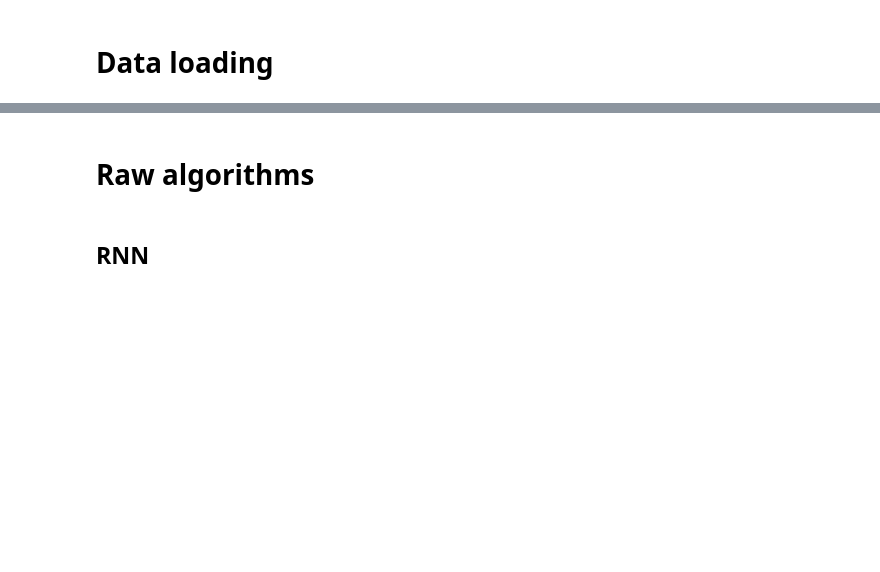
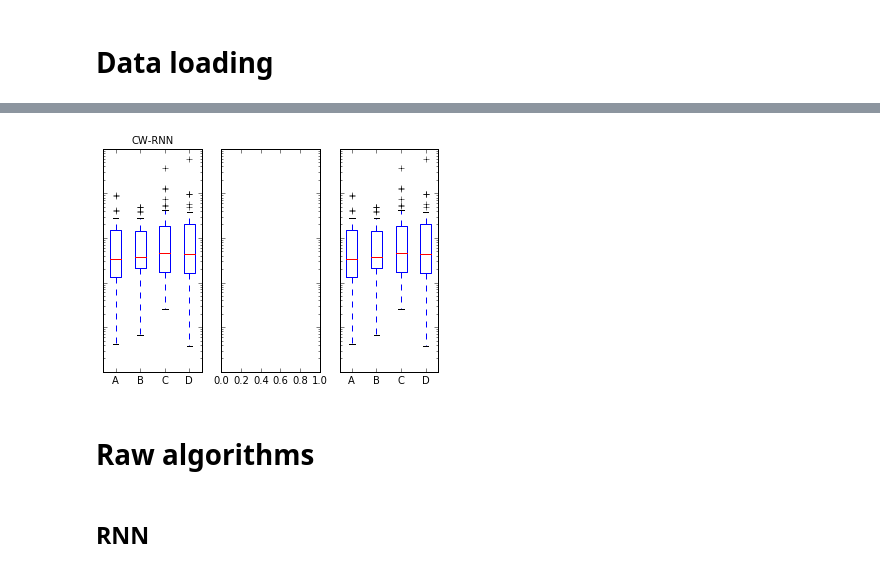
Before and after one commit to TheAcheriit/IAR-CWRNN, a Jupyter notebook: src/rawAlgorithms.ipynb, the cells around one changed output, grey strips where cells are left out. Cells and saved outputs as stored; diff of their text form; code cells hidden in the pictures; blank space fills up the shorter version.

```diff
--- a/src/rawAlgorithms.ipynb
+++ b/src/rawAlgorithms.ipynb
@@ -36,3 +42,36 @@ for file_number, file in enumerate(files_names):
+# %%
+
+np.random.seed(937)
+data = np.random.lognormal(size=(37, 4), mean=1.5, sigma=1.75)
+labels = list('ABCD')
+
+# compute the boxplot stats
+stats = cbook.boxplot_stats(data, labels=labels, bootstrap=10000)
+# After we've computed the stats, we can go through and change anything.
+# Just to prove it, I'll set the median of each set to the median of all
+# the data, and double the means
+for n in range(len(stats)):
+    stats[n]['med'] = np.median(data)
+    stats[n]['mean'] *= 2
+
+print(stats[0].keys())
+fs = 10  # fontsize
+
+# demonstrate how to toggle the display of different elements:
+fig, axes = plt.subplots(1, 3, sharey=True)
+axes[0].boxplot(data, labels=labels)
+axes[0].set_title('CW-RNN', fontsize=fs)
+axes[2].boxplot(data, labels=labels)
+
+
+for ax in axes.flatten():
+    ax.set_yscale('log')
+    ax.set_yticklabels([])
+
+fig.subplots_adjust(hspace=0.4)
+plt.show()
+# %% [output]
+[figure, added]
 # %% [markdown]
 # Raw algorithms
 # %% [markdown]
```
Also changed, not shown: parts of 3 cells of this notebook.
